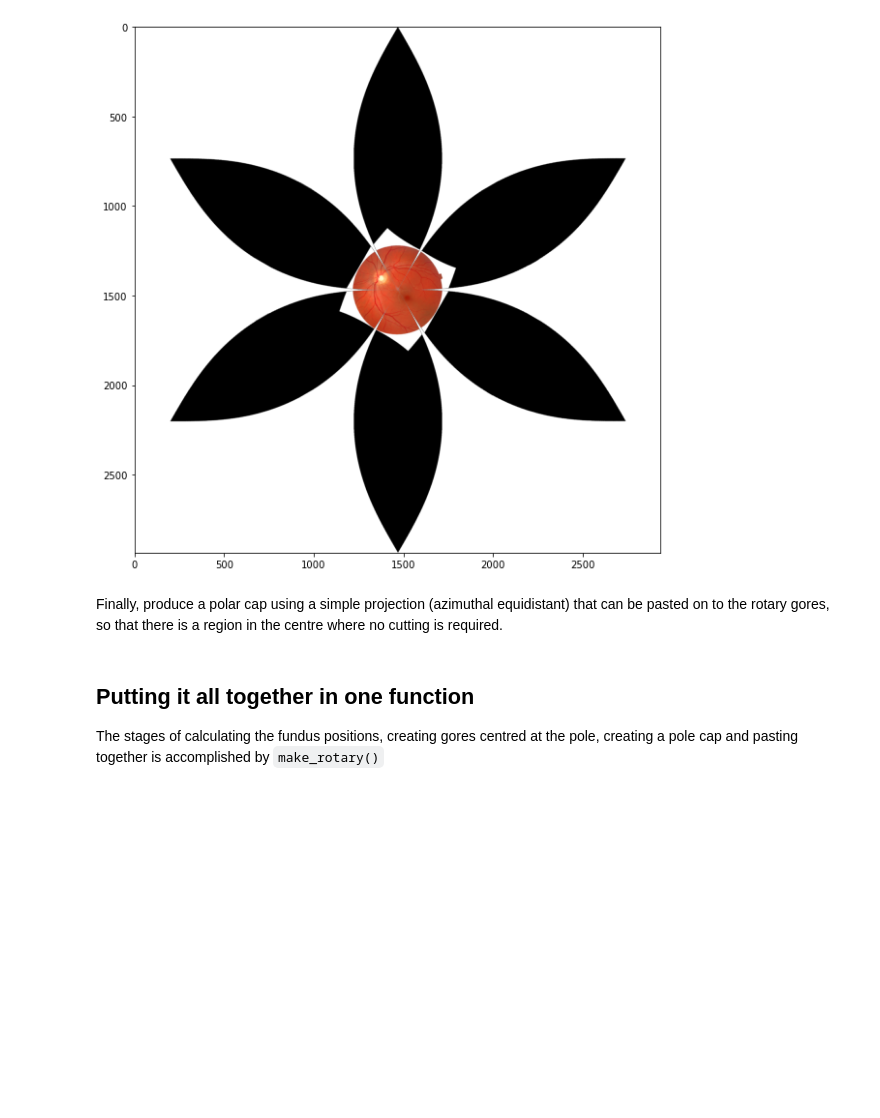
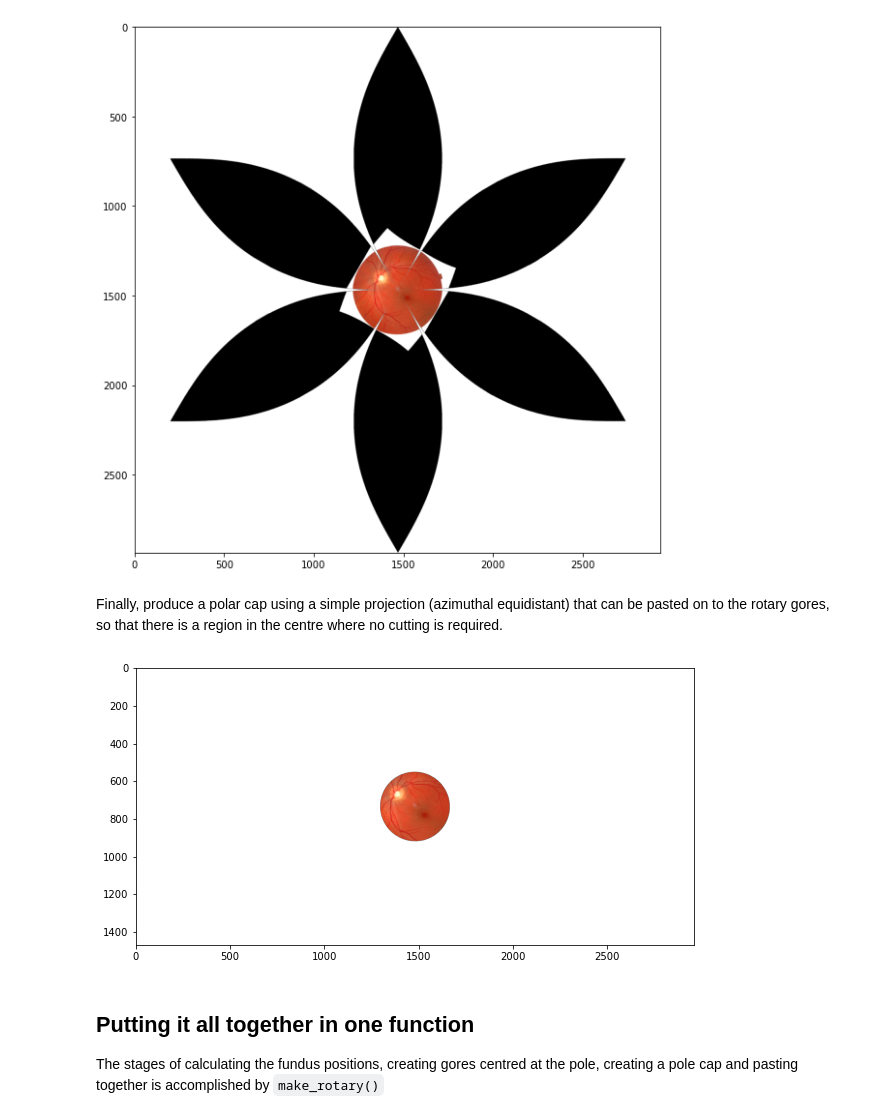
Before and after one commit to stuwilmur/sim-eye, a Jupyter notebook: Example.ipynb, the cells around one changed output. Cells and saved outputs as stored; diff of their text form; code cells hidden in the pictures; blank space fills up the shorter version.

```diff
--- a/Example.ipynb
+++ b/Example.ipynb
@@ -72,7 +73,9 @@ Finally, produce a polar cap using a simple projection (azimuthal equidistant) t
 # %%
 fundus_cap = gore2.polecap(fundus_swapped, num_gores=6, phi_cap = pi / 8)
 fundus_cap.save("fundus_cap.png")
-gore2.fig(fundus_cap)
+fig(fundus_cap)
+# %% [output]
+[figure, added]
 # %% [markdown]
 ## Putting it all together in one function
 The stages of calculating the fundus positions, creating gores centred at the pole, creating a pole cap and pasting together is accomplished by `make_rotary()`
```
Also changed, not shown: parts of 6 cells of this notebook, 5 other files.
